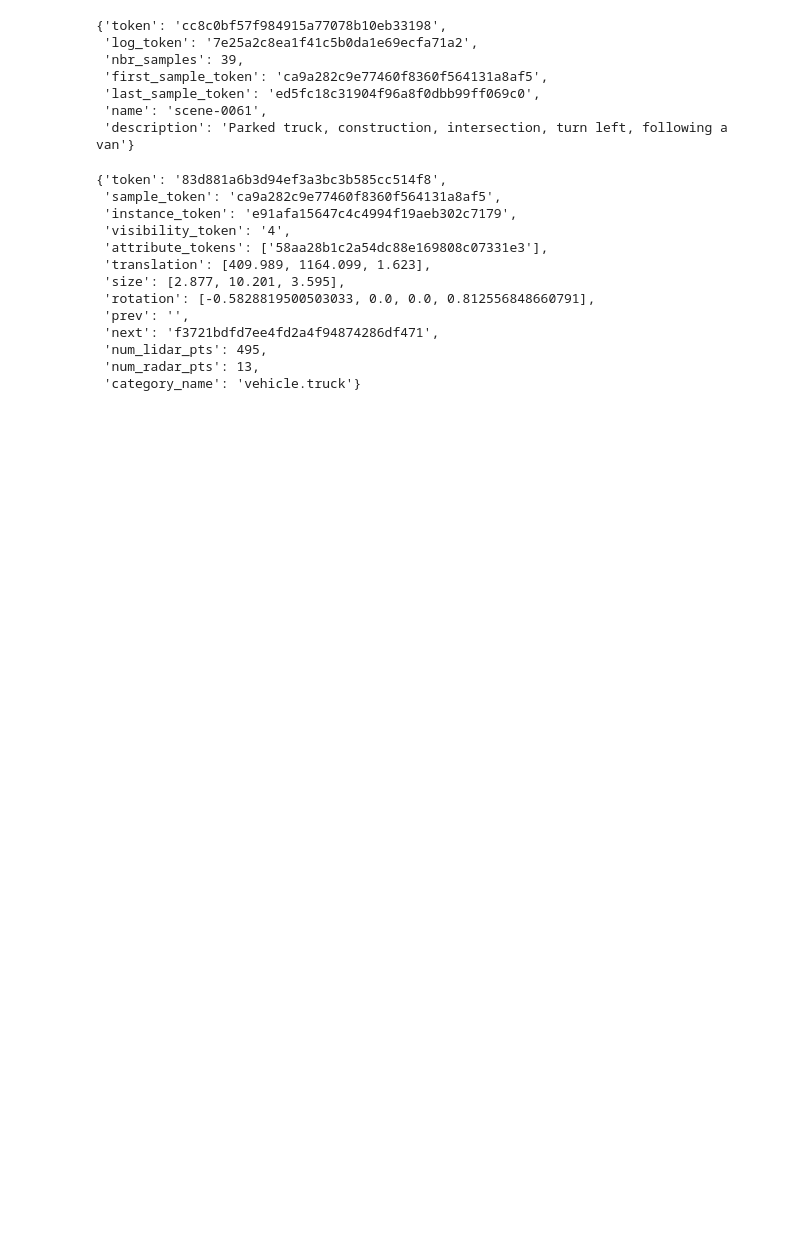
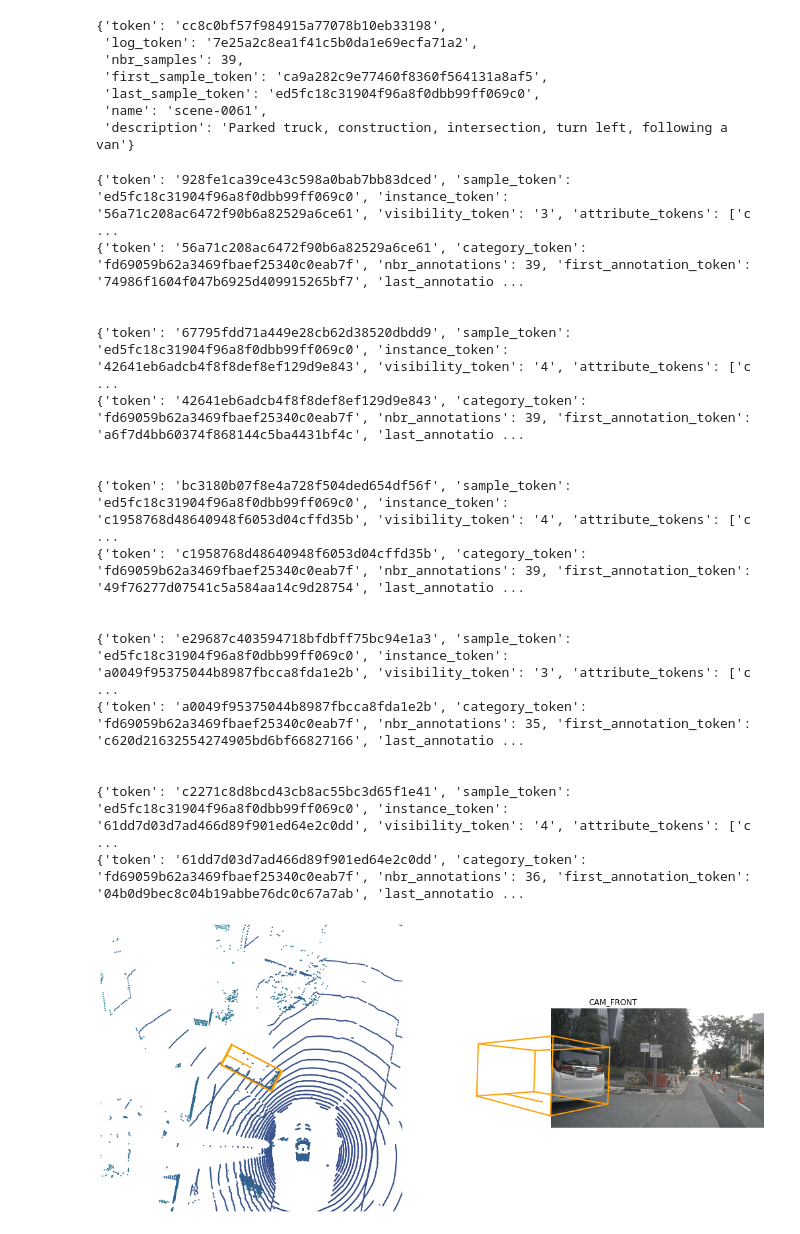
Before and after one commit to AlexandreFiche/machine_learning_for_autonomous_driving, a Jupyter notebook: nuscenes_decouverte.ipynb, the cells around one changed output. Saved outputs shown, nothing was run; the diff lists cells and outputs as text; code cells hidden in the pictures; blank space fills up the shorter version.

```diff
--- a/nuscenes_decouverte.ipynb
+++ b/nuscenes_decouverte.ipynb
@@ -253,21 +272,35 @@ scene_test
  'name': 'scene-0061',
  'description': 'Parked truck, construction, intersection, turn left, following a van'}
 # %%
-sample = nusc.get('sample',scene_test['first_sample_token'])
-ann = sample['anns'][18]
+sample = nusc.get('sample',scene_test['last_sample_token'])
+ann = sample['anns'][1]
 ann_meta = nusc.get('sample_annotation', ann)
-ann_meta
+#nusc.list_sample(sample['token'])
-# %% [output]
-{'token': '83d881a6b3d94ef3a3bc3b585cc514f8',
- 'sample_token': 'ca9a282c9e77460f8360f564131a8af5',
- 'instance_token': 'e91afa15647c4c4994f19aeb302c7179',
- 'visibility_token': '4',
- 'attribute_tokens': ['58aa28b1c2a54dc88e169808c07331e3'],
- 'translation': [409.989, 1164.099, 1.623],
- 'size': [2.877, 10.201, 3.595],
- 'rotation': [-0.5828819500503033, 0.0, 0.0, 0.812556848660791],
- 'prev': '',
- 'next': 'f3721bdfd7ee4fd2a4f94874286df471',
- 'num_lidar_pts': 495,
- 'num_radar_pts': 13,
- 'category_name': 'vehicle.truck'}
+# %%
+for at in sample['anns']:
+    meta_data = nusc.get('sample_annotation',at)
+    if meta_data['category_name'] == 'vehicle.car':
+        print(meta_data)
+        print(nusc.get('instance', meta_data['instance_token']))
+        print("\n")
+nusc.render_annotation("bc3180b07f8e4a728f504ded654df56f")
+# %% [output]
+{'token': '928fe1ca39ce43c598a0bab7bb83dced', 'sample_token': 'ed5fc18c31904f96a8f0dbb99ff069c0', 'instance_token': '56a71c208ac6472f90b6a82529a6ce61', 'visibility_token': '3', 'attribute_tokens': ['c ...
+{'token': '56a71c208ac6472f90b6a82529a6ce61', 'category_token': 'fd69059b62a3469fbaef25340c0eab7f', 'nbr_annotations': 39, 'first_annotation_token': '74986f1604f047b6925d409915265bf7', 'last_annotatio ...
+
+
+{'token': '67795fdd71a449e28cb62d38520dbdd9', 'sample_token': 'ed5fc18c31904f96a8f0dbb99ff069c0', 'instance_token': '42641eb6adcb4f8f8def8ef129d9e843', 'visibility_token': '4', 'attribute_tokens': ['c ...
+{'token': '42641eb6adcb4f8f8def8ef129d9e843', 'category_token': 'fd69059b62a3469fbaef25340c0eab7f', 'nbr_annotations': 39, 'first_annotation_token': 'a6f7d4bb60374f868144c5ba4431bf4c', 'last_annotatio ...
+
+
+{'token': 'bc3180b07f8e4a728f504ded654df56f', 'sample_token': 'ed5fc18c31904f96a8f0dbb99ff069c0', 'instance_token': 'c1958768d48640948f6053d04cffd35b', 'visibility_token': '4', 'attribute_tokens': ['c ...
+{'token': 'c1958768d48640948f6053d04cffd35b', 'category_token': 'fd69059b62a3469fbaef25340c0eab7f', 'nbr_annotations': 39, 'first_annotation_token': '49f76277d07541c5a584aa14c9d28754', 'last_annotatio ...
+
+
+{'token': 'e29687c403594718bfdbff75bc94e1a3', 'sample_token': 'ed5fc18c31904f96a8f0dbb99ff069c0', 'instance_token': 'a0049f95375044b8987fbcca8fda1e2b', 'visibility_token': '3', 'attribute_tokens': ['c ...
+{'token': 'a0049f95375044b8987fbcca8fda1e2b', 'category_token': 'fd69059b62a3469fbaef25340c0eab7f', 'nbr_annotations': 35, 'first_annotation_token': 'c620d21632554274905bd6bf66827166', 'last_annotatio ...
+
+
+{'token': 'c2271c8d8bcd43cb8ac55bc3d65f1e41', 'sample_token': 'ed5fc18c31904f96a8f0dbb99ff069c0', 'instance_token': '61dd7d03d7ad466d89f901ed64e2c0dd', 'visibility_token': '4', 'attribute_tokens': ['c ...
+{'token': '61dd7d03d7ad466d89f901ed64e2c0dd', 'category_token': 'fd69059b62a3469fbaef25340c0eab7f', 'nbr_annotations': 36, 'first_annotation_token': '04b0d9bec8c04b19abbe76dc0c67a7ab', 'last_annotatio ...
+[figure, added]
```
Also changed, not shown: parts of 17 cells of this notebook.
